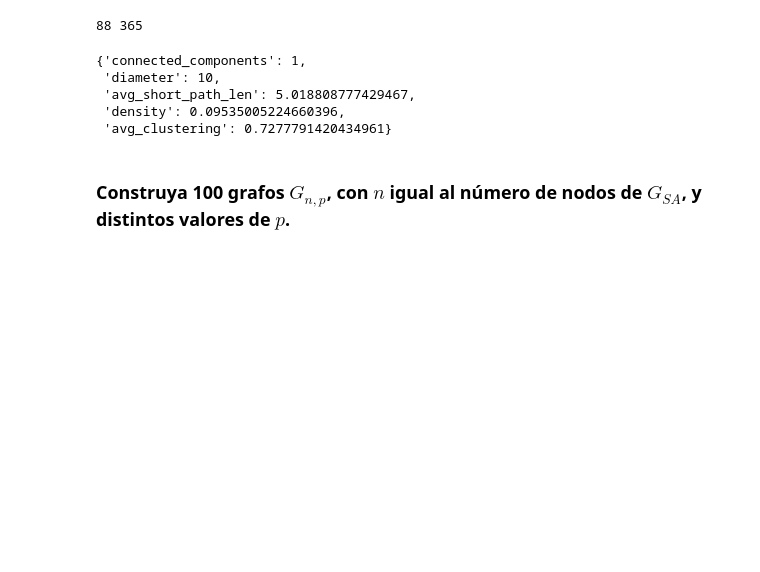
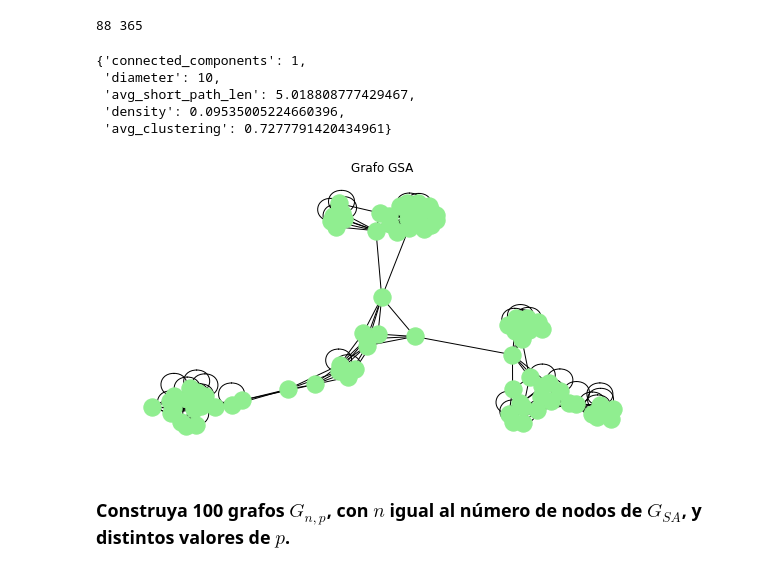
Before and after one commit to cvaldivia/ciencia-redes, a Jupyter notebook: tarea1/tarea1.ipynb, the cells around one changed output. Cells and saved outputs as stored; diff of their text form; code cells hidden in the pictures; blank space fills up the shorter version.

```diff
--- a/tarea1/tarea1.ipynb
+++ b/tarea1/tarea1.ipynb
@@ -158,6 +158,13 @@ vars
  'avg_short_path_len': 5.018808777429467,
  'density': 0.09535005224660396,
  'avg_clustering': 0.7277791420434961}
+# %%
+plt.figure(figsize=(10,5))
+ax = plt.gca()
+ax.set_title(f'Grafo GSA')
+nx.draw(GSA, node_color='lightgreen', with_labels=False, ax=ax)
+# %% [output]
+[figure, added]
 # %% [markdown]
 ### Construya 100 grafos $G_{n,p}$, con $n$ igual al número de nodos de $G_{SA}$, y distintos valores de $p$.
 # %%
```
Also changed, not shown: parts of 4 cells of this notebook.
